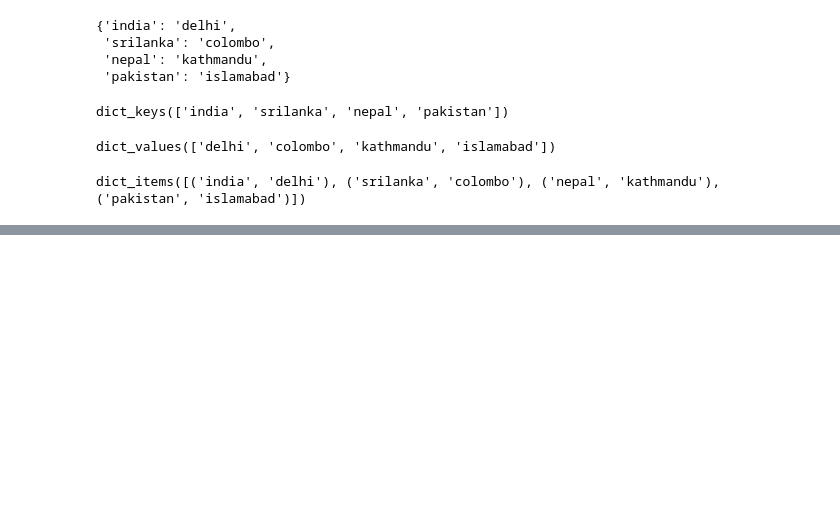
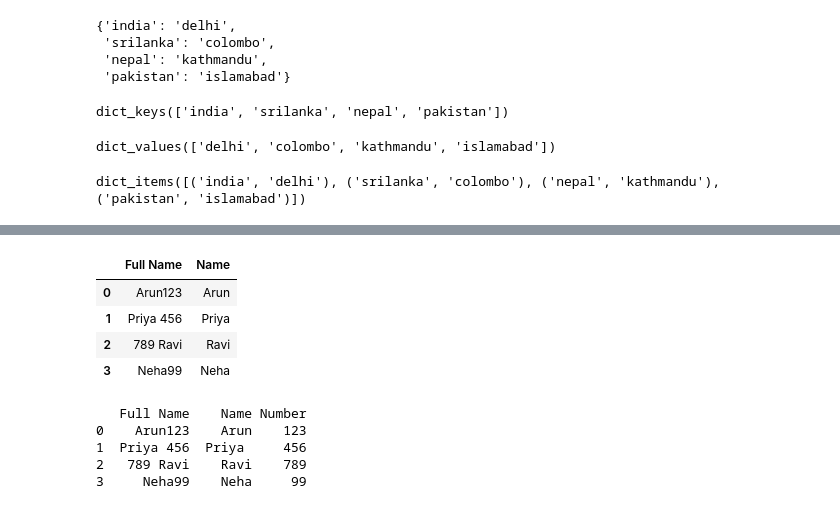
Before and after one commit to arunaimlprojects/python_totorial, a Jupyter notebook: current_file_function.ipynb, the cells around one changed output, grey strips where cells are left out. Cells and saved outputs as stored; diff of their text form; code cells hidden in the pictures; blank space fills up the shorter version.

```diff
--- a/current_file_function.ipynb
+++ b/current_file_function.ipynb
@@ -262,0 +338,12 @@ dict_items([('india', 'delhi'), ('srilanka', 'colombo'), ('nepal', 'kathmandu'),
+# %%
+x = 5
+def hello():
+    x = 3
+    print(f" this is my global variable {x}")
+    print(x)
+
+
+
+print(x)
+
+hello()
@@ -262,0 +522,9 @@ dict_items([('india', 'delhi'), ('srilanka', 'colombo'), ('nepal', 'kathmandu'),
+# %%
+import pandas as pd
+
+# Sample DataFrame
+data = {'Full Name': ['Arun123', 'Priya 456', '789 Ravi', 'Neha99']}
+df = pd.DataFrame(data)
+
+
+df
@@ -262,0 +537,23 @@ dict_items([('india', 'delhi'), ('srilanka', 'colombo'), ('nepal', 'kathmandu'),
+# %%
+# Extract Name (Alphabets only)
+df['Name'] = df['Full Name'].apply(lambda x: ''.join([char for char in x if char.isalpha() or char.isspace()]))
+
+df
+# %% [output]
+|  | Full Name | Name |
+| 0 | Arun123 | Arun |
+| 1 | Priya 456 | Priya |
+| 2 | 789 Ravi | Ravi |
+| 3 | Neha99 | Neha |
+# %%
+# Extract Number (Digits only)
+df['Number'] = df['Full Name'].apply(lambda x: ''.join([char for char in x if char.isdigit()]))
+
+# Print DataFrame
+print(df)
+# %% [output]
+   Full Name    Name Number
+0    Arun123    Arun    123
+1  Priya 456  Priya     456
+2   789 Ravi    Ravi    789
+3     Neha99    Neha     99
```
Also changed, not shown: parts of 39 cells of this notebook.
